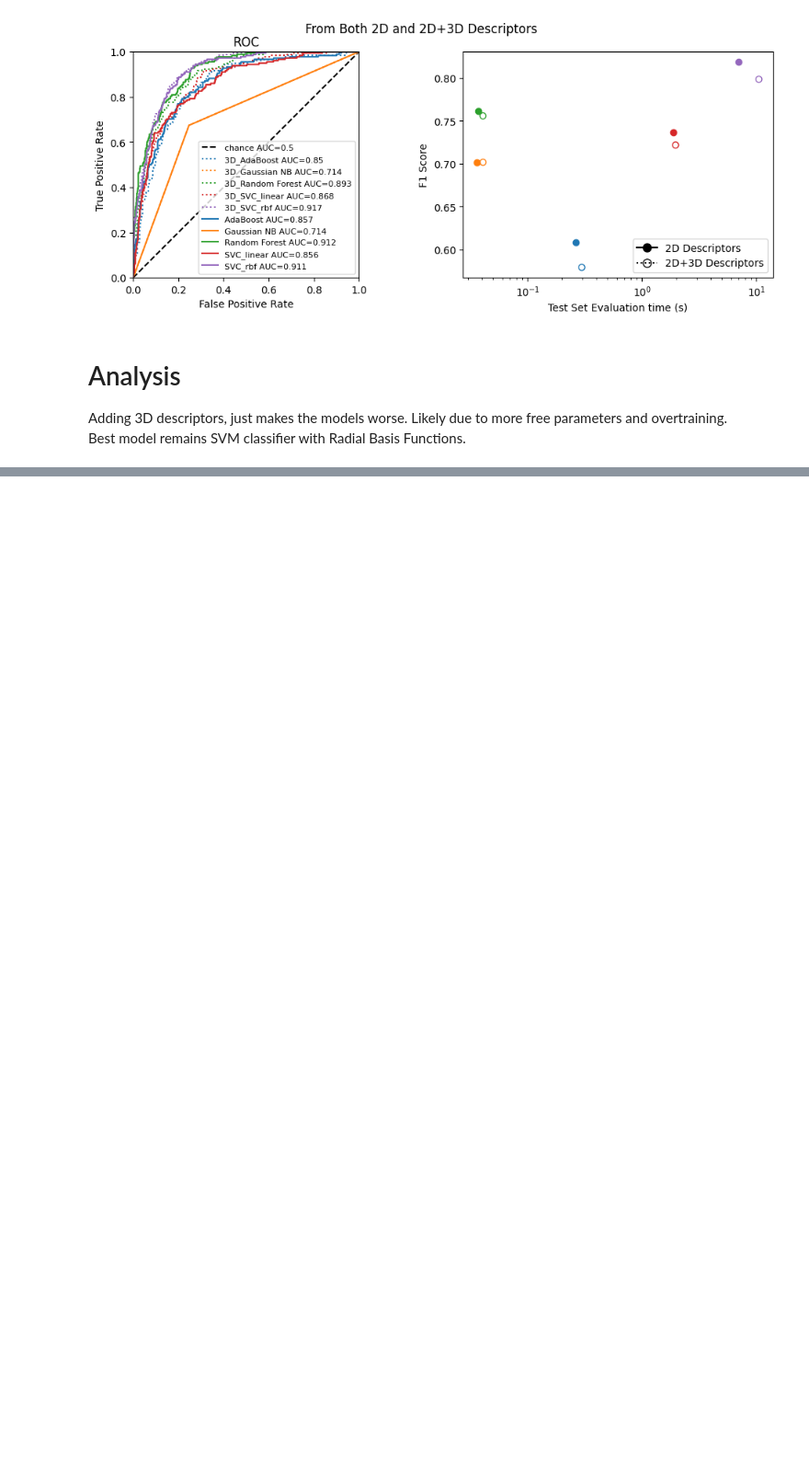
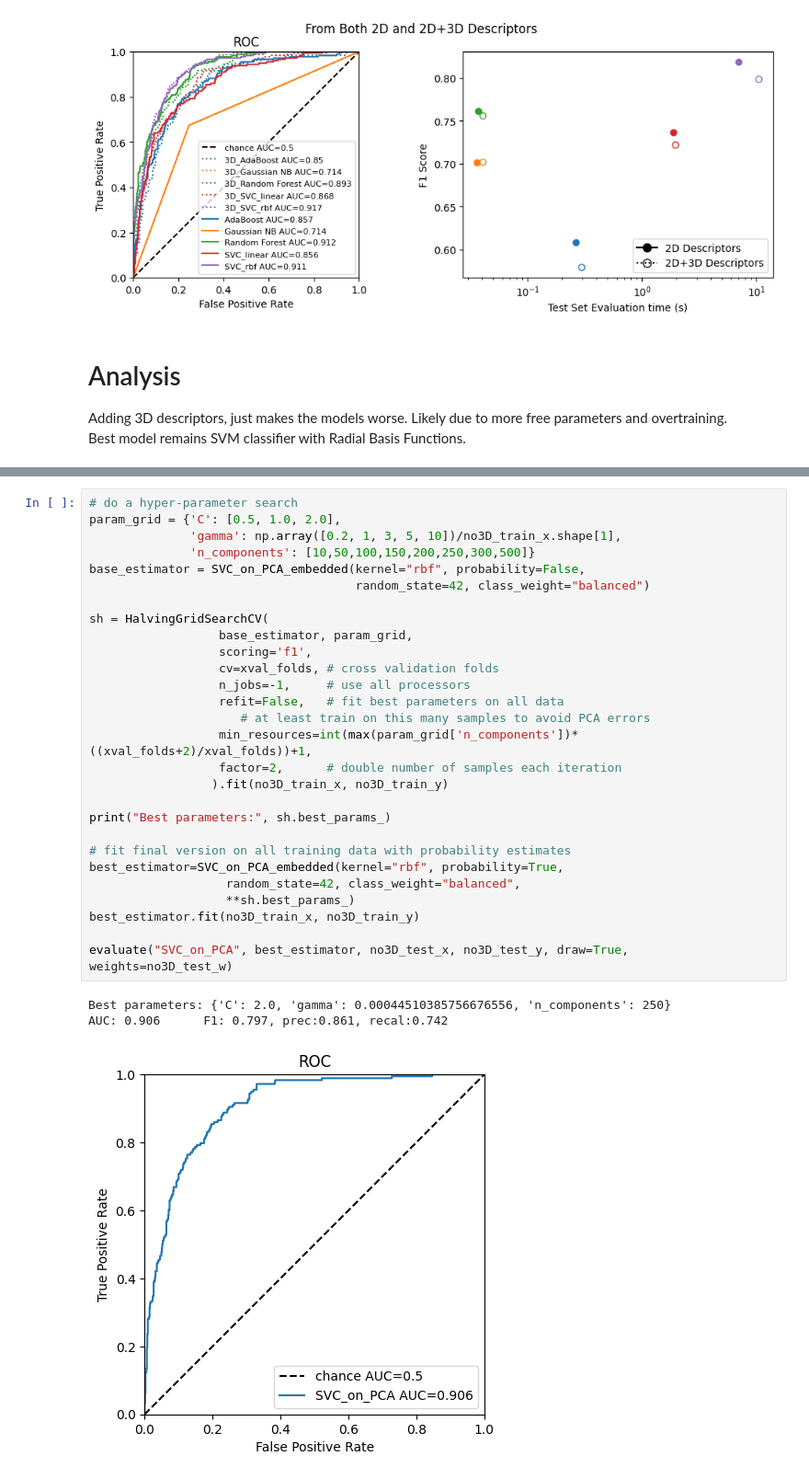
Before and after one commit to zetadin/EGFR_PIC50, a Jupyter notebook: Step3_TrainSimpleModels.ipynb, the cells around one changed output, grey strips where cells are left out. Shown: that part at 92% size. Saved outputs shown, nothing was run; the diff lists cells and outputs as text; blank space fills up the shorter version.

```diff
--- a/Step3_TrainSimpleModels.ipynb
+++ b/Step3_TrainSimpleModels.ipynb
@@ -526,0 +584,32 @@ Best model remains SVM classifier with Radial Basis Functions.
+# %%
+# do a hyper-parameter search
+param_grid = {'C': [0.5, 1.0, 2.0],
+              'gamma': np.array([0.2, 1, 3, 5, 10])/no3D_train_x.shape[1],
+              'n_components': [10,50,100,150,200,250,300,500]}
+base_estimator = SVC_on_PCA_embedded(kernel="rbf", probability=False,
+                                     random_state=42, class_weight="balanced")
+
+sh = HalvingGridSearchCV(
+                  base_estimator, param_grid,
+                  scoring='f1',
+                  cv=xval_folds, # cross validation folds
+                  n_jobs=-1,     # use all processors
+                  refit=False,   # fit best parameters on all data
+                     # at least train on this many samples to avoid PCA errors
+                  min_resources=int(max(param_grid['n_components'])*((xval_folds+2)/xval_folds))+1,
+                  factor=2,      # double number of samples each iteration
+                 ).fit(no3D_train_x, no3D_train_y)
+
+print("Best parameters:", sh.best_params_)
+
+# fit final version on all training data with probability estimates
+best_estimator=SVC_on_PCA_embedded(kernel="rbf", probability=True,
+                   random_state=42, class_weight="balanced",
+                   **sh.best_params_)
+best_estimator.fit(no3D_train_x, no3D_train_y)
+
+evaluate("SVC_on_PCA", best_estimator, no3D_test_x, no3D_test_y, draw=True, weights=no3D_test_w)
+# %% [output]
+Best parameters: {'C': 2.0, 'gamma': 0.00044510385756676556, 'n_components': 250}
+AUC: 0.906      F1: 0.797, prec:0.861, recal:0.742
+[figure, added]
```
Also changed, not shown: parts of 8 cells of this notebook.
